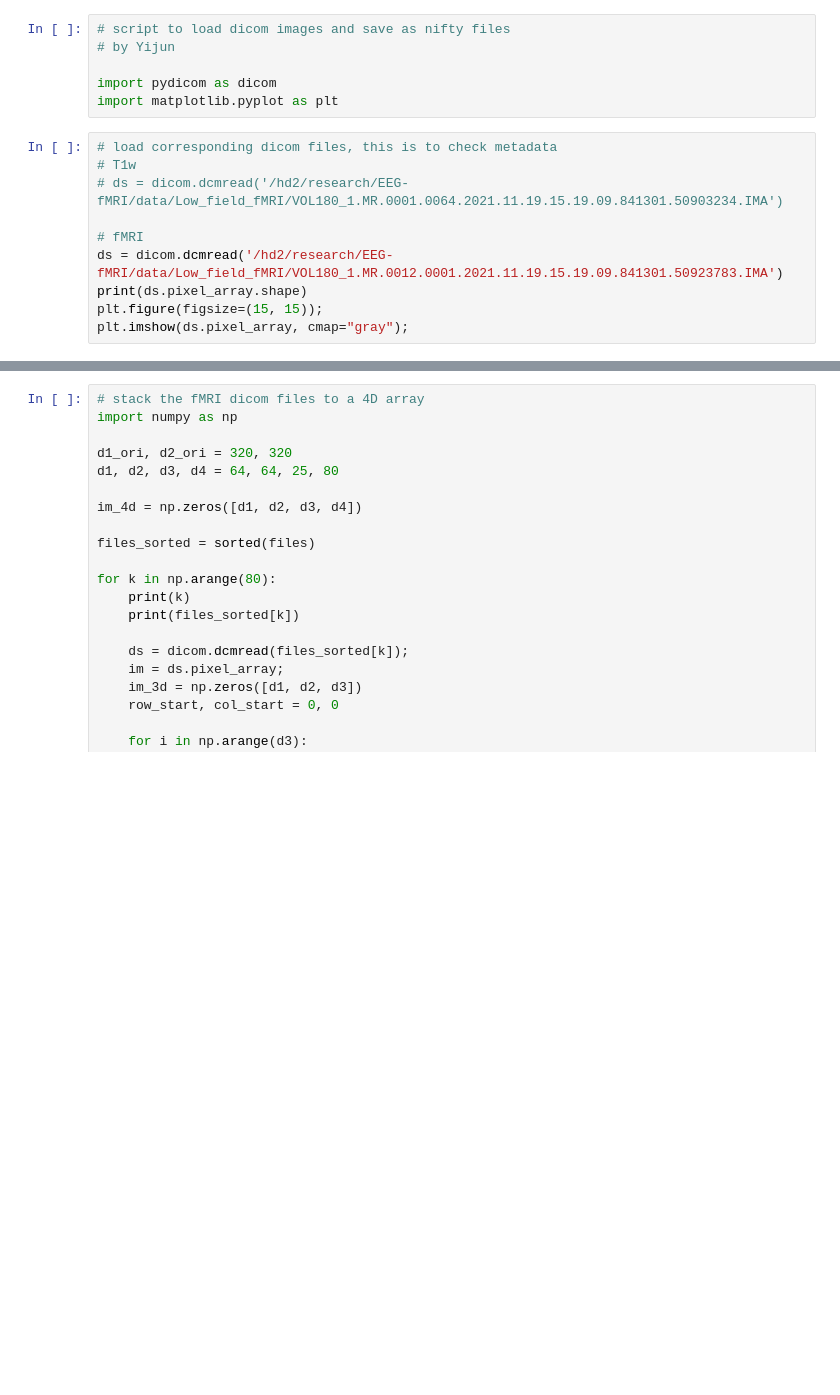
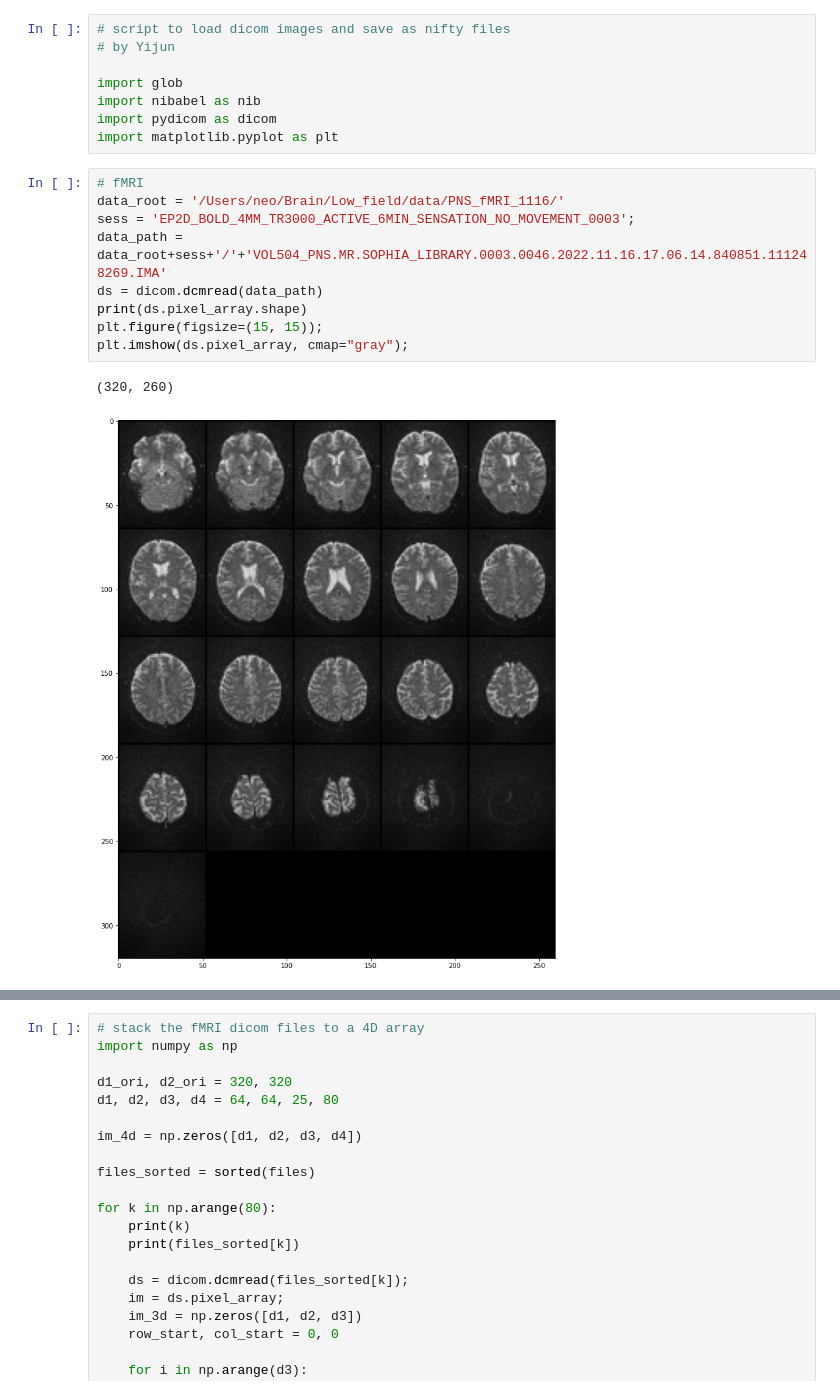
Before and after one commit to snapfinger/Low_field_scripts, a Jupyter notebook: load_data.ipynb, the cells around one changed output, grey strips where cells are left out. Saved outputs shown, nothing was run; the diff lists cells and outputs as text; blank space fills up the shorter version.

```diff
--- a/load_data.ipynb
+++ b/load_data.ipynb
@@ -2,18 +2,22 @@
 # script to load dicom images and save as nifty files
 # by Yijun
 
+import glob
+import nibabel as nib
 import pydicom as dicom
 import matplotlib.pyplot as plt
-# %%
-# load corresponding dicom files, this is to check metadata
-# T1w
-# ds = dicom.dcmread('/hd2/research/EEG-fMRI/data/Low_field_fMRI/VOL180_1.MR.0001.0064.2021.11.19.15.19.09.841301.50903234.IMA')
-
-# fMRI
-ds = dicom.dcmread('/hd2/research/EEG-fMRI/data/Low_field_fMRI/VOL180_1.MR.0012.0001.2021.11.19.15.19.09.841301.50923783.IMA')
-print(ds.pixel_array.shape)
-plt.figure(figsize=(15, 15));
-plt.imshow(ds.pixel_array, cmap="gray");
+# %%
+# fMRI
+data_root = '/Users/neo/Brain/Low_field/data/PNS_fMRI_1116/'
+sess = 'EP2D_BOLD_4MM_TR3000_ACTIVE_6MIN_SENSATION_NO_MOVEMENT_0003';
+data_path = data_root+sess+'/'+'VOL504_PNS.MR.SOPHIA_LIBRARY.0003.0046.2022.11.16.17.06.14.840851.111248269.IMA'
+ds = dicom.dcmread(data_path)
+print(ds.pixel_array.shape)
+plt.figure(figsize=(15, 15));
+plt.imshow(ds.pixel_array, cmap="gray");
+# %% [output]
+(320, 260)
+[figure, added]
 # %%
 # metadata
 ds
```
Also changed, not shown: parts of 7 cells of this notebook.
